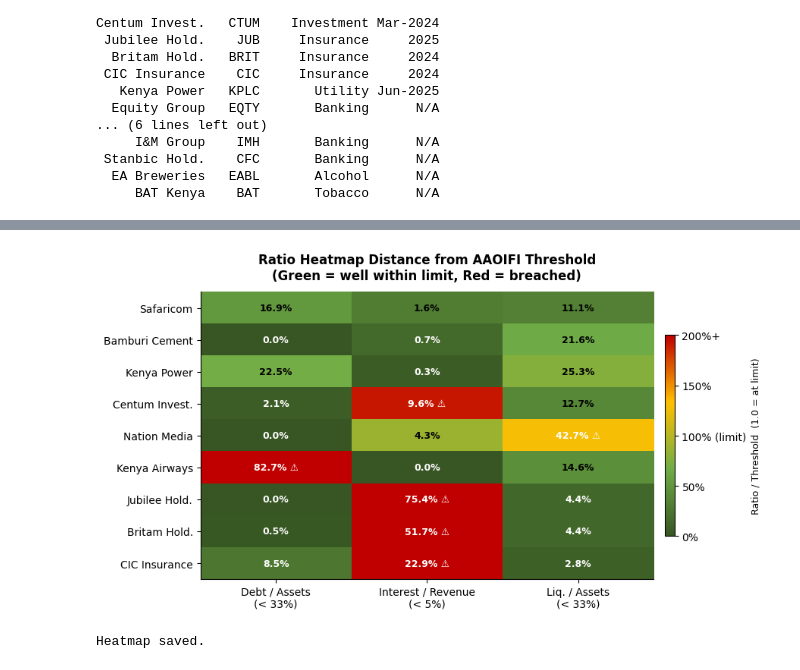
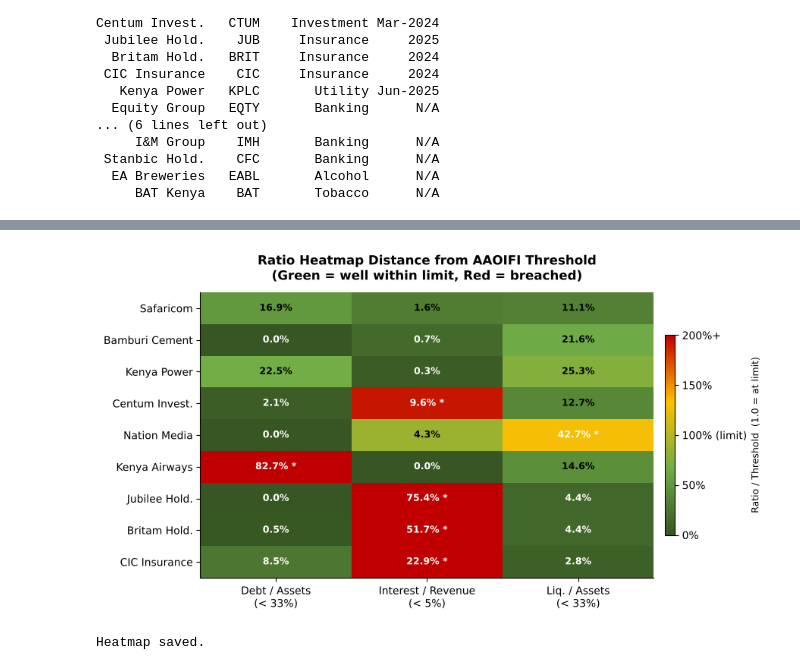
Before and after one commit to sirajiali-hub/nse-sharia-screener, a Jupyter notebook: notebooks/nse_sharia_screener.ipynb, the cells around one changed output, grey strips where cells are left out. Drawn from its saved outputs; the diff is of its cells as text; code cells hidden in the pictures.

```diff
--- a/notebooks/nse_sharia_screener.ipynb
+++ b/notebooks/nse_sharia_screener.ipynb
@@ -97,23 +100,23 @@ Centum Invest.   CTUM    Investment Mar-2024
 
 df['L1_Pass'] = ~df['Sector'].isin(HARAM_SECTORS)
 df['L1_Reason'] = df.apply(
-    lambda r: 'PASS' if r['L1_Pass'] else f"FAIL — {r['Sector']} is prohibited", axis=1
+    lambda r: 'PASS' if r['L1_Pass'] else f"{r['Sector']} is not allowed", axis=1
 )
 
 l1_pass = df[df['L1_Pass']]
 l1_fail = df[~df['L1_Pass']]
 
 
-print("LAYER 1: BUSINESS ACTIVITY SCREEN")
+print("Step 1: business check")
 
-print(f"  ✅  Pass: {len(l1_pass)} companies")
-print(f"  ❌  Fail: {len(l1_fail)} companies")
+print(f"  Passed: {len(l1_pass)} companies")
+print(f"  Failed: {len(l1_fail)} companies")
 print()
-print("PASSED Layer 1:")
+print("Passed step 1:")
 for _, r in l1_pass.iterrows():
     print(f"  {r['Ticker']:<6} {r['Company']:<20} ({r['Sector']})")
 print()
-print("FAILED Layer 1 (auto-excluded):")
+print("Removed in step 1:")
 for _, r in l1_fail.iterrows():
-    print(f"  {r['Ticker']:<6} {r['Company']:<20} — {r['L1_Reason']}")
+    print(f"  {r['Ticker']:<6} {r['Company']:<20}: {r['L1_Reason']}")
 # %% [output]
@@ -153,7 +156,7 @@ l1['L2b_Pass'] = l1['Interest_Ratio'] < THRESHOLD_INTEREST
 l1['L2c_Pass'] = l1['Liquid_Ratio']   < THRESHOLD_LIQUID
 l1['L2_Pass']  = l1['L2a_Pass'] & l1['L2b_Pass'] & l1['L2c_Pass']
 
-print("LAYER 2: FINANCIAL RATIO SCREEN")
+print("Step 2: financial tests (* = over the limit)")
 
 print(f"{'Company':<20} {'Debt/Assets':>11} {'Int/Rev':>10} {'Liq/Assets':>11} {'Result':>8}")
 print("-" * 70)
@@ -161,17 +164,17 @@ for _, r in l1.iterrows():
     da  = f"{r['Debt_Ratio']:.1%}"
     ir  = f"{r['Interest_Ratio']:.1%}"
     la  = f"{r['Liquid_Ratio']:.1%}"
-    res = "✅ PASS" if r['L2_Pass'] else "❌ FAIL"
+    res = "Pass" if r['L2_Pass'] else "Fail"
     # Flag breaches
-    da_flag  = " ⚠" if not r['L2a_Pass'] else ""
-    ir_flag  = " ⚠" if not r['L2b_Pass'] else ""
-    la_flag  = " ⚠" if not r['L2c_Pass'] else ""
+    da_flag  = " *" if not r['L2a_Pass'] else ""
+    ir_flag  = " *" if not r['L2b_Pass'] else ""
+    la_flag  = " *" if not r['L2c_Pass'] else ""
     print(f"{r['Company']:<20} {da:>9}{da_flag:<2} {ir:>8}{ir_flag:<2} {la:>9}{la_flag:<2} {res:>8}")
 
 print(f"Thresholds:        {'< 33%':>11} {'< 5%':>10} {'< 33%':>11}")
 print()
 l2_pass = l1[l1['L2_Pass']]
 l2_fail = l1[~l1['L2_Pass']]
-print(f"✅ Layer 2 PASS: {len(l2_pass)} companies → {list(l2_pass['Ticker'])}")
-print(f"❌ Layer 2 FAIL: {len(l2_fail)} companies → {list(l2_fail['Ticker'])}")
+print(f"Passed step 2: {len(l2_pass)} companies → {list(l2_pass['Ticker'])}")
+print(f"Failed step 2: {len(l2_fail)} companies → {list(l2_fail['Ticker'])}")
 # %% [output]
@@ -194,5 +197,5 @@ Thresholds:              < 33%       < 5%       < 33%
 # %%
-#  Layer 3 — Compliance Score & Rating
+#  Layer 3: Compliance Score & Rating
 
 def score_company(row, is_l1_pass):
     if not is_l1_pass:
@@ -203,7 +206,8 @@ def score_company(row, is_l1_pass):
     s += 20 if row['Debt_Ratio']     < 0.33 else (10 if row['Debt_Ratio']     < 0.50 else 0)
     s += 20 if row['Interest_Ratio'] < 0.05 else (10 if row['Interest_Ratio'] < 0.10 else 0)
     s += 20 if row['Liquid_Ratio']   < 0.33 else (10 if row['Liquid_Ratio']   < 0.50 else 0)
-    rating = 'A' if s >= 80 else 'B' if s >= 60 else 'C' if s >= 40 else 'D'
+    # A = passes every test, B = fails one test, C = fails two or more
+    rating = 'A' if s == 100 else 'B' if s >= 80 else 'C'
     return s, rating
 
 # Apply to all companies
@@ -229,12 +233,12 @@ all_df['Score']  = scores
 all_df['Rating'] = ratings
 
 
-print("LAYER 3: COMPLIANCE SCORES & RATINGS")
+print("Step 3: compliance scores")
 
 print(f"{'Company':<22} {'Score':>6} {'Rating':>7}  Status")
 print("-" * 60)
 for _, r in all_df.sort_values('Score', ascending=False).iterrows():
-    status = "✅ Compliant" if r['Score'] == 100 else (
-             "⚠️  Marginal"  if r['Score'] >= 60  else "❌ Non-compliant")
+    status = "Compliant" if r['Score'] == 100 else (
+             "Near miss (fails one test)" if r['Score'] >= 80 else "Not compliant")
     print(f"{r['Company']:<22} {r['Score']:>6}  {r['Rating']:>6}   {status}")
 # %% [output]
@@ -339,35 +342,35 @@ ax.set_xticks(range(3))
 ax.set_xticklabels(labels_col, fontsize=10)
 ax.set_yticks(range(len(plot_df)))
 ax.set_yticklabels(plot_df['Company'].values, fontsize=10)
 ax.set_title('Ratio Heatmap Distance from AAOIFI Threshold\n(Green = well within limit, Red = breached)',
              fontsize=12, fontweight='bold', pad=12)
 
 # Annotate cells with actual values
 for i in range(len(plot_df)):
     for j in range(3):
         val = ratios[i, j]
         thresh = thresholds[j]
         txt = f"{val:.1%}"
         color = 'white' if norm_ratios[i,j] > 1.2 or norm_ratios[i,j] < 0.3 else 'black'
-        marker = " ⚠" if val > thresh else ""
+        marker = " *" if val > thresh else ""
         ax.text(j, i, txt + marker, ha='center', va='center', fontsize=9,
                 fontweight='bold', color=color)
 
 # Threshold marker
 for j in range(3):
     ax.axhline(-0.5, color='white', linewidth=0)
 
 cbar = plt.colorbar(im, ax=ax, shrink=0.7, pad=0.02)
 cbar.set_label('Ratio / Threshold  (1.0 = at limit)', fontsize=9)
 cbar.set_ticks([0, 0.5, 1.0, 1.5, 2.0])
 cbar.set_ticklabels(['0%', '50%', '100% (limit)', '150%', '200%+'])
 
 plt.tight_layout()
 plt.savefig('sharia_heatmap.png', dpi=150, bbox_inches='tight')
 plt.show()
 print("Heatmap saved.")
 # %% [output]
-[figure, old version]
+[figure, new version]
 Heatmap saved.
 # %%
 #  Compliant Portfolio Construction
```
Also changed, not shown: parts of 9 cells of this notebook, 4 other files.
